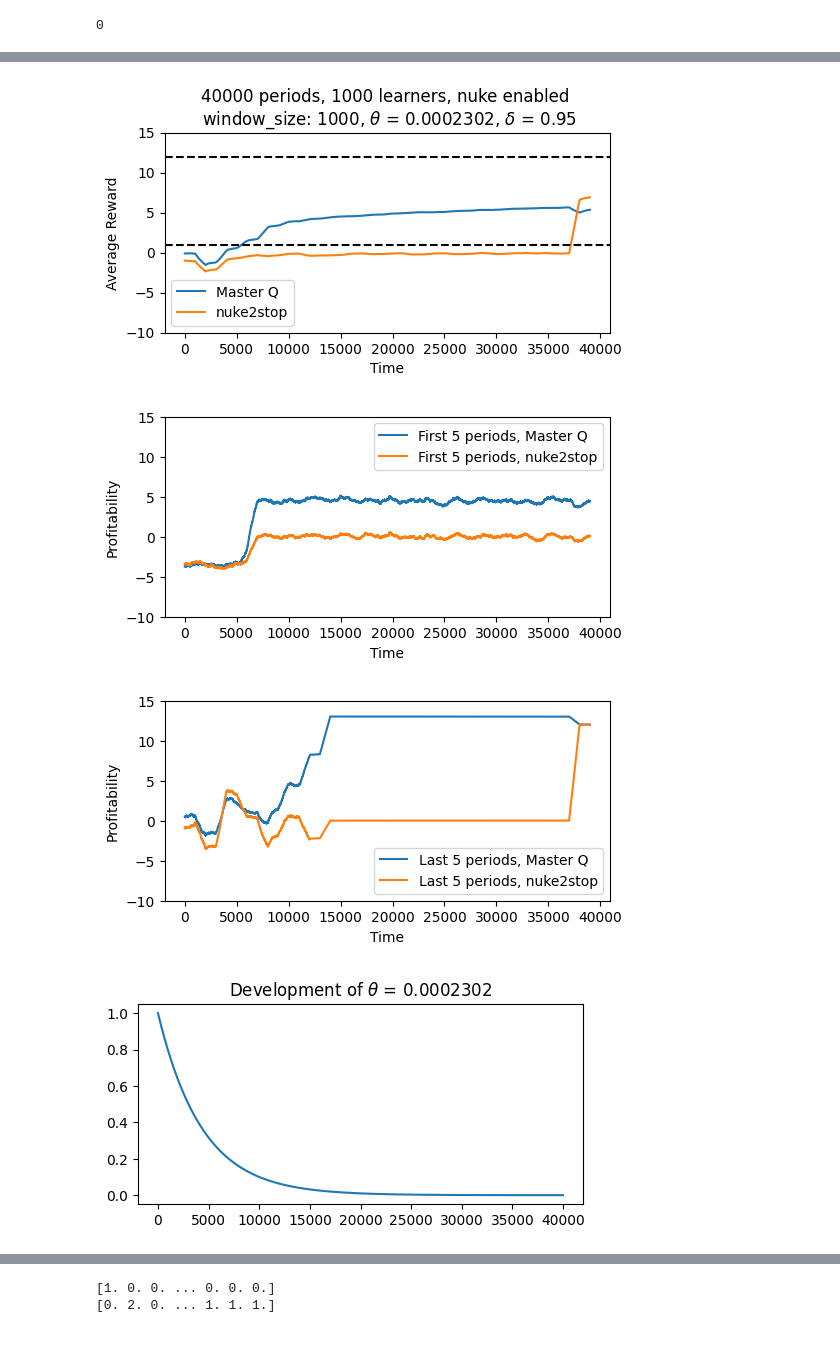
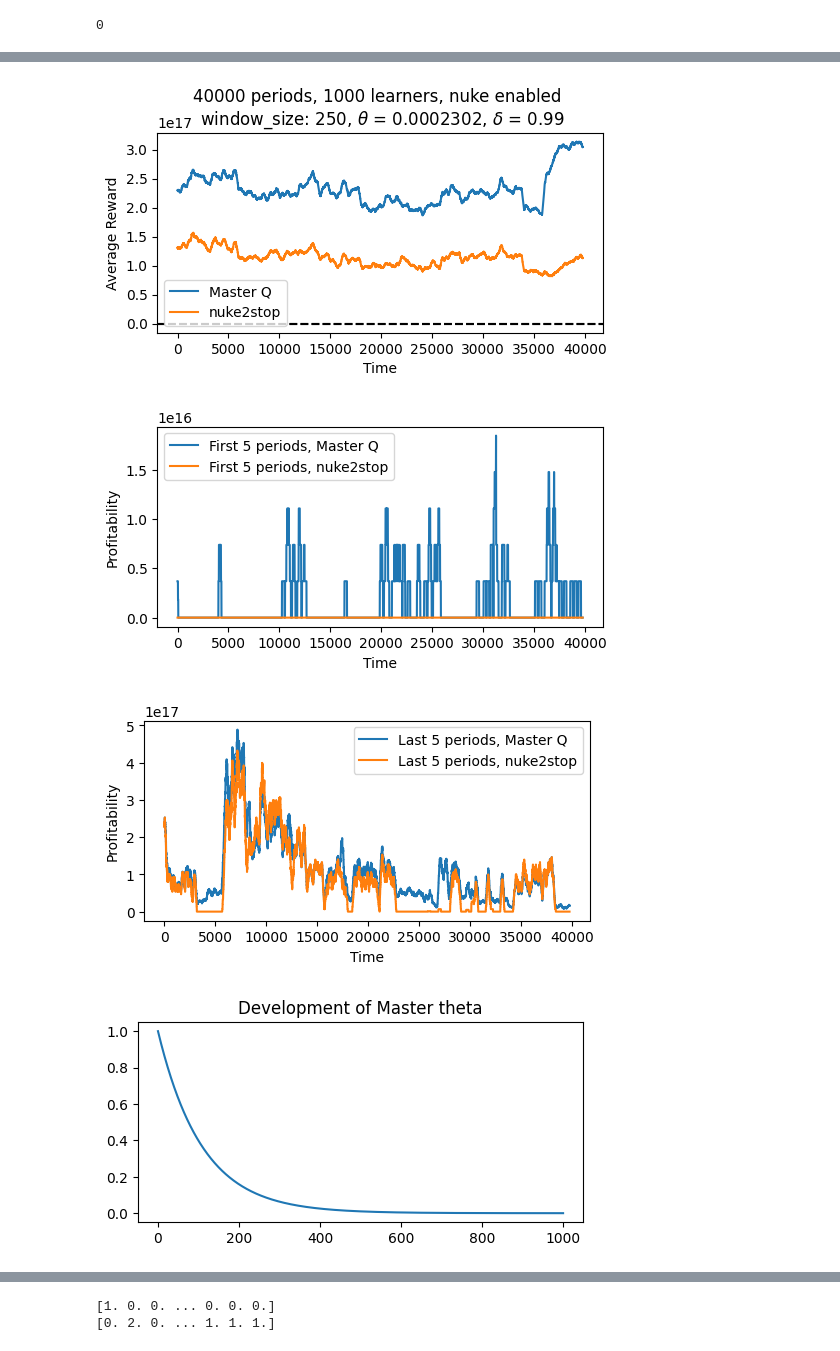
Before and after one commit to mortenvk/SpecialeProjekt, a Jupyter notebook: Master Q, Master Theta, Nuke, NEW Interpolation .ipynb, the cells around one changed output, grey strips where cells are left out. Cells and saved outputs as stored; diff of their text form; code cells hidden in the pictures.

```diff
--- a/Master Q, Master Theta, Nuke, NEW Interpolation .ipynb
+++ b/Master Q, Master Theta, Nuke, NEW Interpolation .ipynb
@@ -198,13 +219,17 @@ def PD_game(q_table, options, periods, alpha, theta, delta, master_theta):
                 #print("TimeCHeck",time_for_q,time_for_q)
                 #print('time for q', time_for_q, 'prev time for q', prev_time_for_q, "prev", prev_choices)
 
-                update(q_table, prev_choices, alpha, delta, options, time_for_q, prev_time_for_q, t, interval_size)
-                prev_interval = max(0,time_for_q-1)
-                next_interval = min(np.shape(q_table)[0]-1, time_for_q+1)
-                w_1 =  ( next_interval - t/interval_size) / (next_interval - prev_interval)
-                w_2 =  (t/interval_size - prev_interval) / (next_interval - prev_interval)
-                Current_Q_Table = q_table[prev_time_for_q]*w_2 + q_table[time_for_q]*w_1
-                p_i = master_q_player(options, Current_Q_Table, master_epsilon, prev_choices[1,1], time_for_q)
+                update(q_table, prev_choices, alpha, delta, options, time_for_q, t, interval_size)
+                # prev_interval = max(0,time_for_q)
+                # next_interval = min(np.shape(q_table)[0]-1, time_for_q+1)
+                # if prev_interval != next_interval:
+                #     w_prev =  ( next_interval - t/interval_size)
+                #     w_next =  (t/interval_size - prev_interval)
+                #     Current_Q_Table = q_table[prev_interval]*w_prev + q_table[next_interval]*w_next
+                # else:
+                #     Current_Q_Table = q_table[prev_interval]
+
+                p_i = master_q_player(options, q_table, master_epsilon, prev_choices[1,1], time_for_q)
                 fst_player = "Master Q"
 
                 #regular_update(Simple_Q_Table, prev_choices, alpha, delta, options, 1)
@@ -231,6 +256,9 @@ def PD_game(q_table, options, periods, alpha, theta, delta, master_theta):
                 # p_j= npc_player_gen2(options, q_table, 0, all_choices1, all_choices2, j_counter)
                 # snd_player = "3C -> D"
 
+                #p_j= Coop_lover()
+                #snd_player = "Coop Lover"
+
                 prev_choices[1,0] = prev_choices[1,1]
                 prev_choices[1,1] = p_j
                 prev_choices[0,0] = prev_choices[0,1]
@@ -287,10 +315,11 @@ learners = 1000
 local_periods = 40000
 theta= 0.0002302
 window = 1000
-delta = 0.95
+delta = 0.99
 
 #player options:
 rewards_p1, rewards_p2, avg_prof, avg_prof2, final_Q, simple_q, choices1, choices2, CC_arr, q_simp2, player_1, player_2 = many_games(options, local_periods, 0.3, theta, learners , delta, init_Q)
+final_Q
 # %% [output]
 running 1000 learners, each for 40000 periods
 Progress: 0% done
@@ -306,4 +358,5 @@ Progress: 90% done
 # %%
+window = 250
 samlet_prof, samlet_prof2 = prof_means(rewards_p1, rewards_p2)
 profitability_arr, profitability_arr2 = moving_avg(samlet_prof, samlet_prof2, window)
 # %%
@@ -319,15 +372,15 @@ plt.xlabel("Time")
 plt.ylabel("Average Reward")
 plt.axhline(y=12, color='k', linestyle = '--')
 plt.axhline(y=1, color='k', linestyle = '--')
-plt.ylim(-10,15)
+#plt.ylim(-10,15)
 plt.legend()
 plt.show()
 
 first_fivep1 = rewards_p1[0:5,:]
 first_fivep2 = rewards_p2[0:5,:]
 
-last_fivep1 = rewards_p1[-5:,:]
-last_fivep2 = rewards_p2[-5:,:]
+last_fivep1 = rewards_p1[500:505,:]
+last_fivep2 = rewards_p2[500:505,:]
 
 first_prof1_5, first_prof2_5 = prof_means(first_fivep1, first_fivep2)
 last_prof1_5, last_prof2_5 = prof_means(last_fivep1, last_fivep2)
@@ -337,41 +390,41 @@ t_arr1 = np.arange(0,local_periods - window-1)
 t_arr2 = np.arange(0,local_periods - window-1)
 fig, ax = plt.subplots(figsize =(5.75, 2.6))
 plt.plot(t_arr1,profitability_first1_5,'-',label=f'First 5 periods, {player_1}')
 plt.plot(t_arr2,profitability_first2_5,'-', label=f'First 5 periods, {player_2}')
 #plt.axhline(y=0.125, color='k', linestyle = '--')
 #plt.axhline(y=0.061, color='k', linestyle = '--')
 plt.xlabel("Time")
 plt.ylabel("Profitability")
-plt.ylim(-10,15)
+#plt.ylim(-10,15)
 plt.legend()
 plt.show()
 
 profitability_last1_5, profitability_last2_5 = moving_avg(last_prof1_5, last_prof2_5, window)
 t_arr1 = np.arange(0,local_periods - window-1)
 t_arr2 = np.arange(0,local_periods - window-1)
 fig, ax = plt.subplots(figsize =(5.75, 2.6))
 plt.plot(t_arr1,profitability_last1_5,'-',label=f'Last 5 periods, {player_1}')
 plt.plot(t_arr2,profitability_last2_5,'-', label=f'Last 5 periods, {player_2}')
 #plt.axhline(y=0.125, color='k', linestyle = '--')
 #plt.axhline(y=0.061, color='k', linestyle = '--')
 plt.xlabel("Time")
 plt.ylabel("Profitability")
-plt.ylim(-10,15)
+#plt.ylim(-10,15)
 plt.legend()
 plt.show()
 
-arr = np.zeros(local_periods)
-t = np.arange(0,local_periods,1)
+arr = np.zeros(learners)
+t = np.arange(0,learners,1)
 fig, ax = plt.subplots(figsize =(5.75, 2.6))
-for i in range(local_periods):
-    arr[i] = epsilon = (1-theta)**i
+for i in range(learners):
+    arr[i] = epsilon = (1-0.00916806)**i
 
 plt.plot(t,arr,'-',label='generational Q_learner')
 
-plt.title(f"Development of $\\theta$ = {theta}")
+plt.title(f"Development of Master theta")
 plt.show()
 # %% [output]
-[figure, old version]
+[figure, new version]
-[figure, old version]
+[figure, new version]
-[figure, old version]
+[figure, new version]
-[figure, old version]
+[figure, new version]
```
Also changed, not shown: parts of 7 cells of this notebook.
